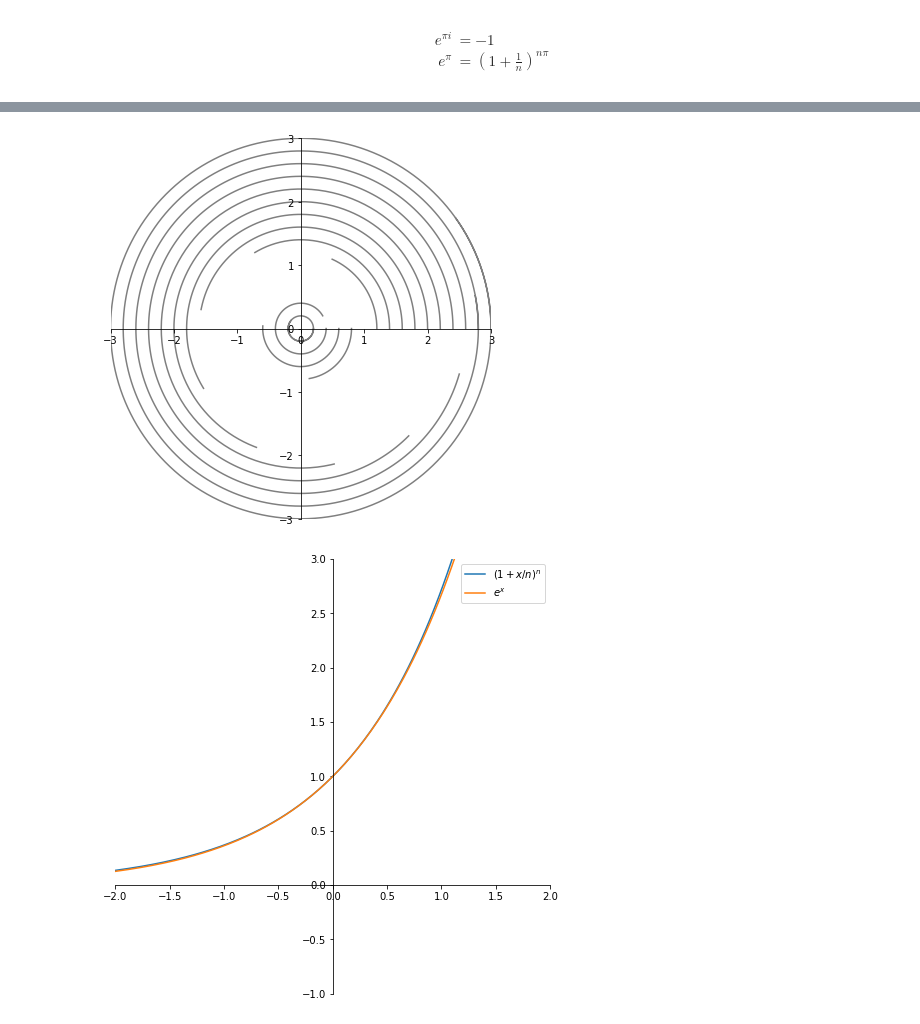
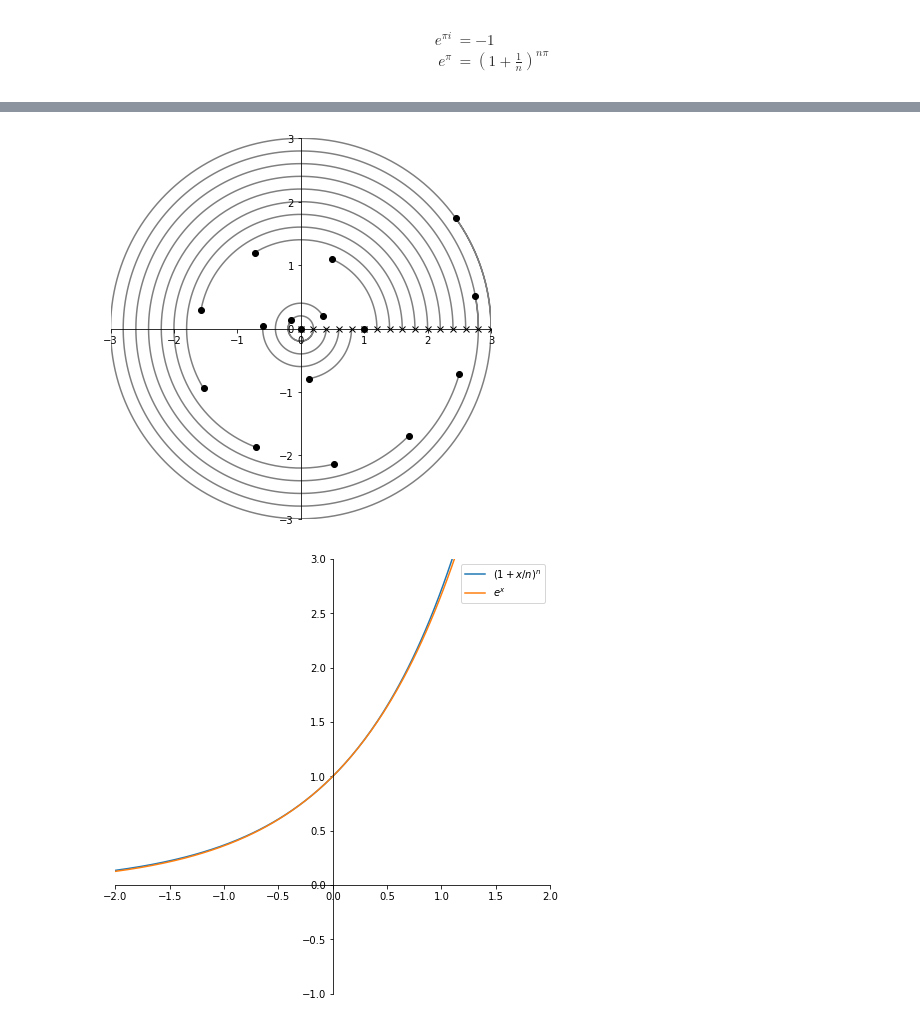
Before and after one commit to gilbertfrancois/partial-differential-equations, a Jupyter notebook: notebook/Euler's formula and Euler's Identity.ipynb, the cells around one changed output, grey strips where cells are left out. Drawn from its saved outputs; the diff is of its cells as text; code cells hidden in the pictures.

```diff
--- a/notebook/Euler's formula and Euler's Identity.ipynb
+++ b/notebook/Euler's formula and Euler's Identity.ipynb
@@ -40,10 +40,13 @@ e^\pi &= \left( 1 + \frac{1}{n} \right)^{n\pi}
 import numpy as np
 import matplotlib.pyplot as plt
 # %%
-def plot_z(z, label, marker=None, color="black", xlim=[-2,2], ylim=[-2,2]):
+def plot_z(z, label, marker=None, color="black", xlim=[-2,2], ylim=[-2,2], with_marker=False):
     plt.figure(figsize=(7,7))
     for i in range(len(z)):
-        plt.plot(z[i].real, z[i].imag, marker=marker, c=color, alpha=0.5, label=label[i])
+        plt.plot(z[i].real, z[i].imag, c=color, alpha=0.5, label=label[i])
+        if with_marker:
+            plt.plot(z[i][0].real, z[i][0].imag, c=color, alpha=1.0, marker="x")
+            plt.plot(z[i][-1].real, z[i][-1].imag, c=color, alpha=1.0, marker="o")
     ax = plt.gca()
     ax.set_xlim(xlim)
     ax.set_ylim(ylim)
@@ -52,6 +55,6 @@ def plot_z(z, label, marker=None, color="black", xlim=[-2,2], ylim=[-2,2]):
     ax.spines['right'].set_color('none')
     ax.spines['bottom'].set_position('zero')
     ax.spines['top'].set_color('none')
-    if l[0] is not None:
+    if label is not None and label[0] is not None:
         ax.legend()
     plt.show()
@@ -74,12 +97,12 @@ z = a^{i a}
 # %%
 x = np.linspace(0, 2*np.pi, 200)
-base = np.linspace(1e-16, 3.0, 16)
+a_list = np.linspace(1e-16, 3.0, 16)
 #base = [1/np.exp(1), np.exp(1)]
-z = [b*b**(x*1j) for b in base]
+z = [a*a**(x*1j) for a in a_list]
 l = [None]*len(z)
-plot_z(z, label=l, xlim=[-3, 3], ylim=[-3, 3])
+plot_z(z, label=l, xlim=[-3, 3], ylim=[-3, 3], with_marker=True)
 # %% [output]
-[figure, old version]
+[figure, new version]
 # %%
 # Approximation of e^x
 x = np.linspace(-2, 2, 200)
```
Also changed, not shown: parts of 11 cells of this notebook, 1 other file.
